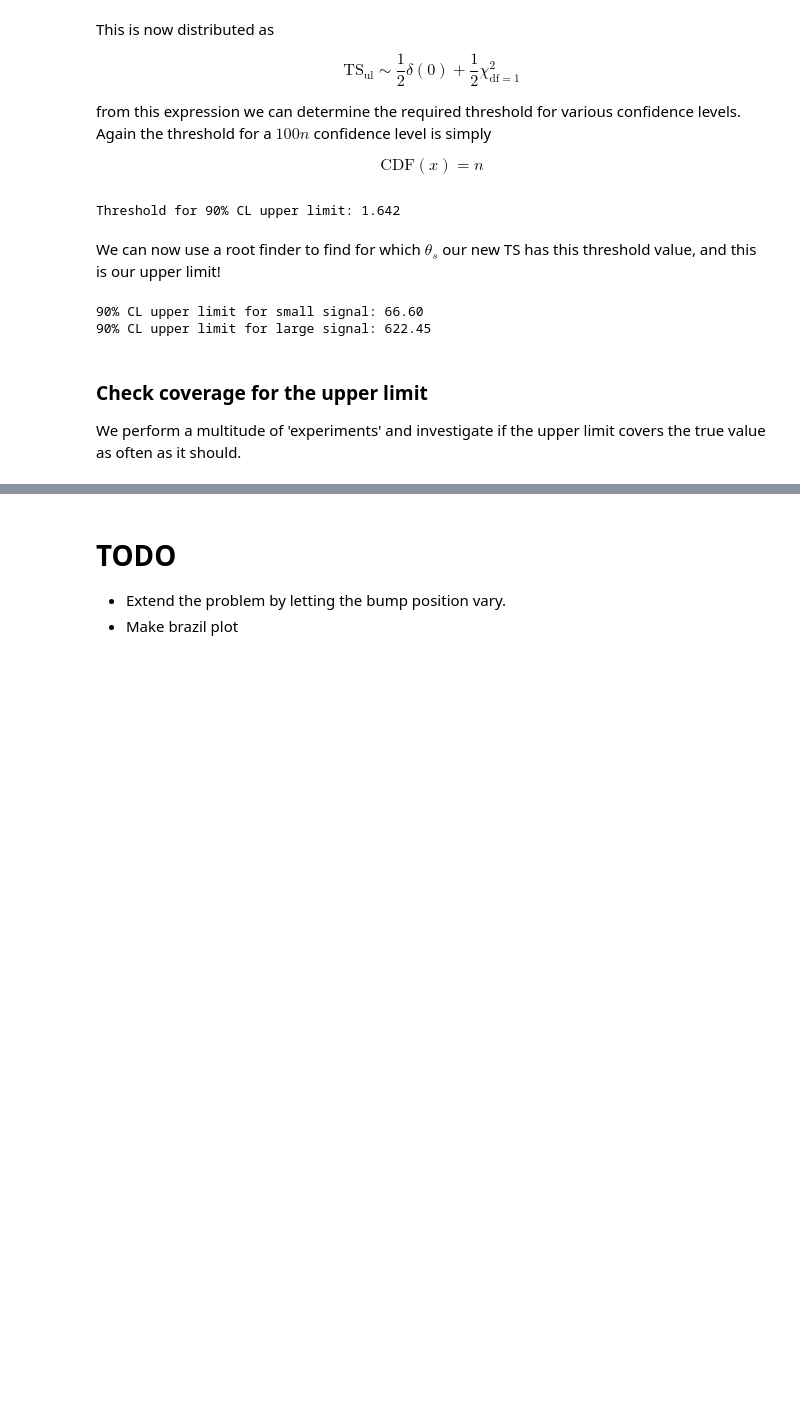
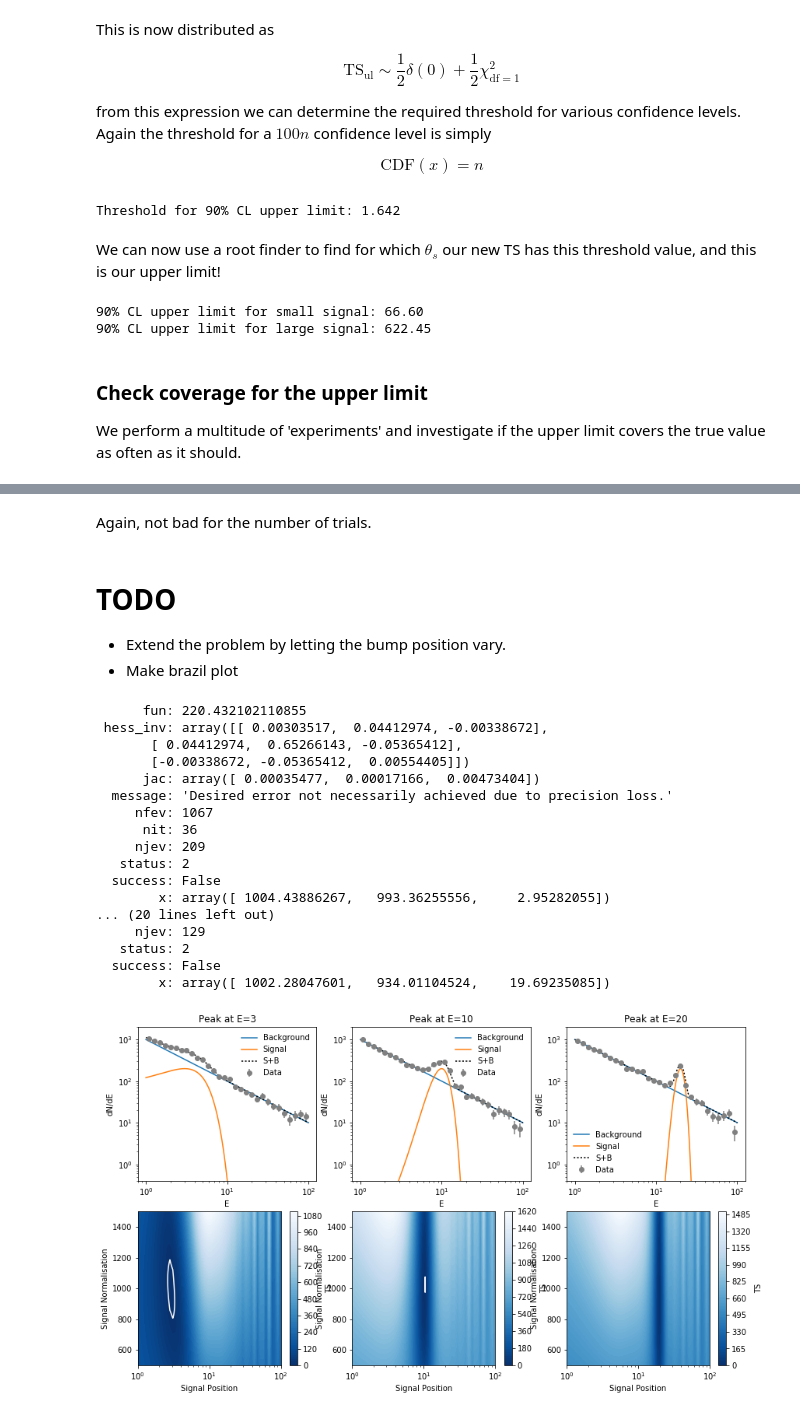
Before and after one commit to tedwards2412/exclusion-limits, a Jupyter notebook: An Exclusive Guide to Exclusion Limits.ipynb, the cells around one changed output, grey strips where cells are left out. Cells and saved outputs as stored; diff of their text form; code cells hidden in the pictures; blank space fills up the shorter version.

Commit message:
Started working on letting the bump position vary.

```diff
--- a/An Exclusive Guide to Exclusion Limits.ipynb
+++ b/An Exclusive Guide to Exclusion Limits.ipynb
@@ -349,5 +352,84 @@ Coverage large signal: 0.900
+# %% [markdown]
+Again, not bad for the number of trials.
 # %% [markdown]
 # TODO
 
 - Extend the problem by letting the bump position vary.
 - Make brazil plot
+# %%
+def find_bestfit(data):
+    N = 20
+    bkgs = np.linspace(0, 2000, N)
+    sigs = np.linspace(0, 2000, N)
+    pos  = np.linspace(0, 100, N)
+
+    points = np.array(np.meshgrid(bkgs, sigs, pos)).T.reshape(-1,3)
+    ts = list(map(lambda x: -2*lnLike(x[0], x[1], data, mu=x[2]), points))
+    start = points[np.argmin(ts),:]
+
+    return minimize(lambda x: -2*lnLike(x[0], x[1], data, mu=x[2]), start)
+
+def TS_pos(sig_norm, sig_pos, data, bestfit=None):
+    numerator = minimize(lambda b: -2*lnLike(b, sig_norm, data, mu=sig_pos), 1e3)
+    if not bestfit:
+        bestfit = minimize(lambda x: -2*lnLike(x[0], x[1], data, mu=x[2]),
+                           (1e3, 1e3, 1e1))
+    return numerator.fun - bestfit.fun
+
+def visualise_TS_pos(data, signormlim=(500, 1500), sigposlim=(1,100), ax=None, title=None):
+    if ax is None:
+        fig, ax = plt.subplots()
+
+    def starting_point(data):
+        N = 20
+        bkgs = np.linspace(0, 2000, N)
+        sigs = np.linspace(0, 2000, N)
+        pos  = np.linspace(0, 100, N)
+
+        points = np.array(np.meshgrid(bkgs, sigs, pos)).T.reshape(-1,3)
+        ts = list(map(lambda x: -2*lnLike(x[0], x[1], data, mu=x[2]), points))
+        return points[np.argmin(ts),:]
+
+    bestfit = minimize(lambda x: -2*lnLike(x[0], x[1], data, mu=x[2]), starting_point(data))
+    print(bestfit)
+    sig_pos = np.logspace(*np.log10(sigposlim), 50)
+    sig_norms = np.linspace(*signormlim, 100)
+    ts = [[TS_pos(n, p, data, bestfit=bestfit) for n in sig_norms] for p in sig_pos]
+    X, Y = np.meshgrid(sig_pos, sig_norms)
+    Z = np.array(ts).T
+
+    r = ax.contourf(X, Y, Z, 100, cmap='Blues_r')
+    plt.colorbar(r, label='TS', ax=ax)
+    ax.contour(X, Y, Z, colors='white', levels=[5.991])
+
+    ax.set_xlim(*sigposlim)
+    ax.set_ylim(*signormlim)
+    ax.set_xscale('log')
+    ax.set_xlabel('Signal Position')
+    ax.set_ylabel('Signal Normalisation')
+    ax.set_title(title)
+
+fig, axes = plt.subplots(ncols=3, nrows=2, figsize=(14,8))
+for i, p in enumerate([3, 10, 20]):
+    d = visualise_model(bkg_norm=1000, sig_norm=1000, sig_mu=p,
+                        ax=axes[0,i], title='Peak at E=%i' % p)
+    visualise_TS_pos(d, ax=axes[1,i], title='')
+# %% [output]
+      fun: 220.432102110855
+ hess_inv: array([[ 0.00303517,  0.04412974, -0.00338672],
+       [ 0.04412974,  0.65266143, -0.05365412],
+       [-0.00338672, -0.05365412,  0.00554405]])
+      jac: array([ 0.00035477,  0.00017166,  0.00473404])
+  message: 'Desired error not necessarily achieved due to precision loss.'
+     nfev: 1067
+      nit: 36
+     njev: 209
+   status: 2
+  success: False
+        x: array([ 1004.43886267,   993.36255556,     2.95282055])
+... (20 lines left out)
+     njev: 129
+   status: 2
+  success: False
+        x: array([ 1002.28047601,   934.01104524,    19.69235085])
+[figure, added]
```
Also changed, not shown: parts of 12 cells of this notebook.
